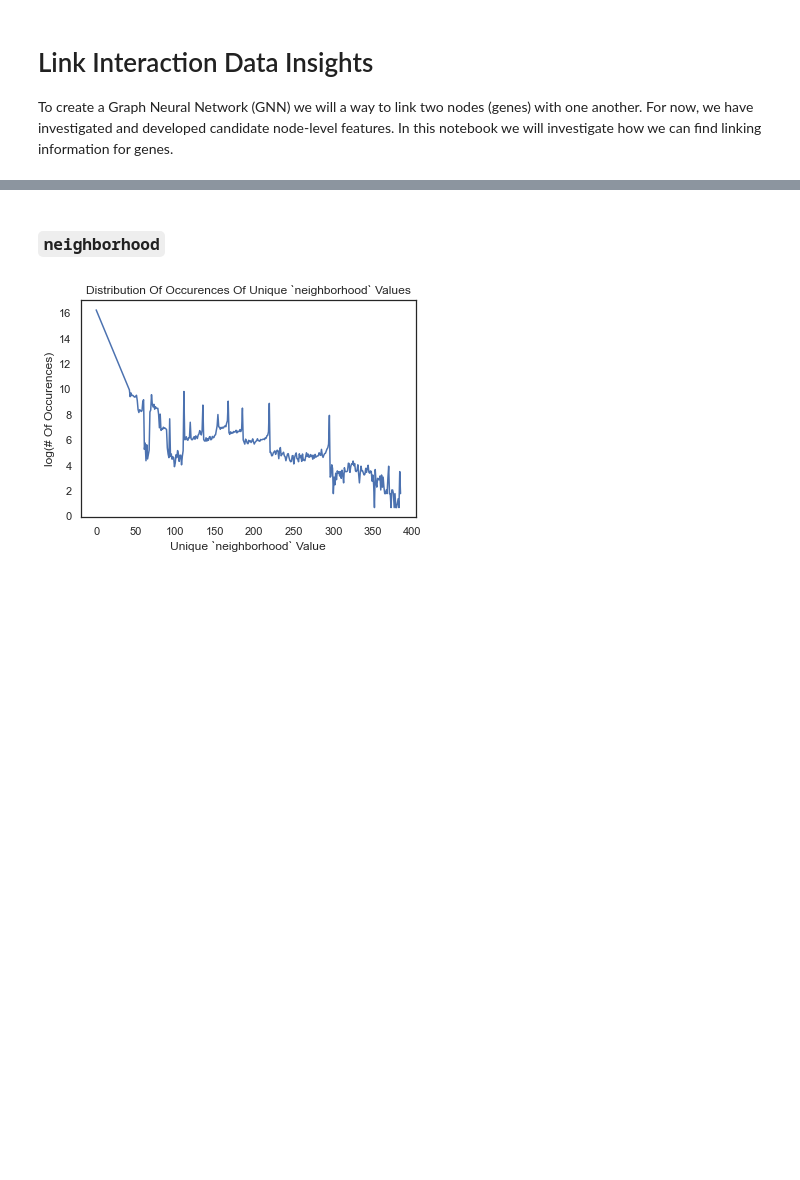
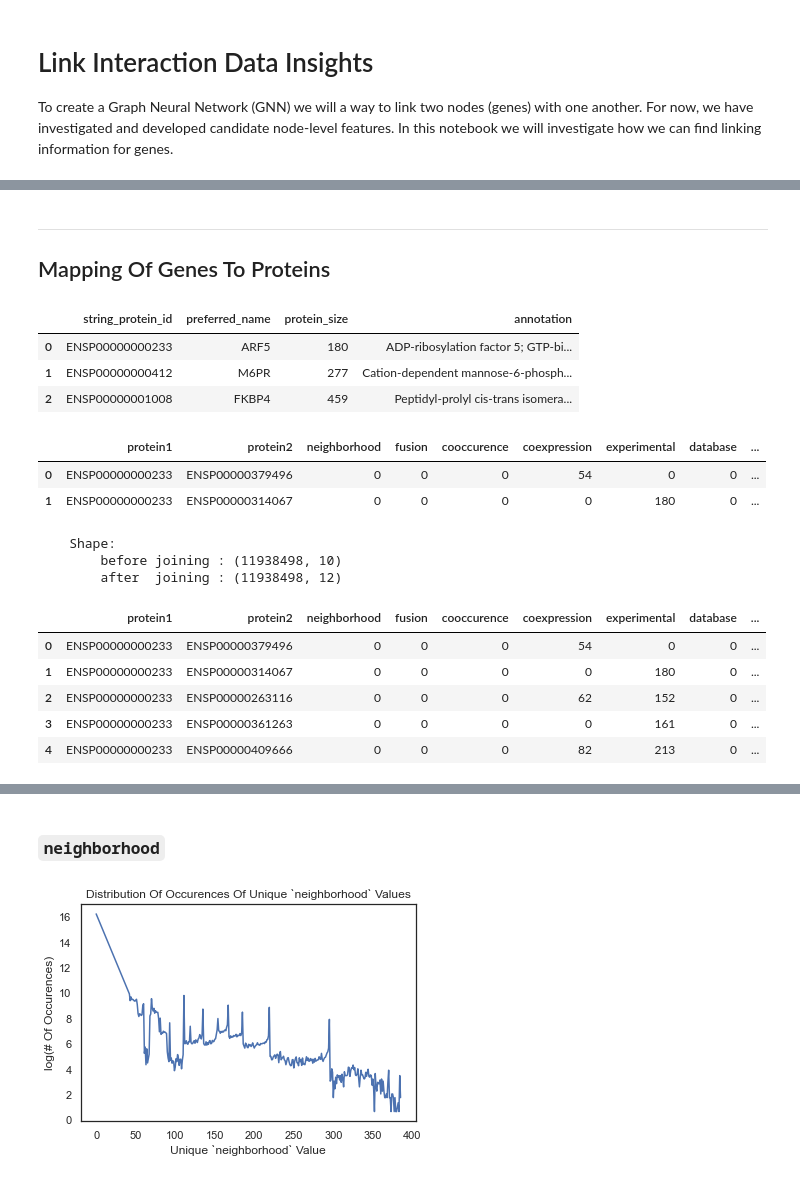
Before and after one commit to PeeteKeesel/gnn-for-drug-response-prediction, a Jupyter notebook: 07_Linking.ipynb, the cells around one changed output, grey strips where cells are left out. Saved outputs shown, nothing was run; the diff lists cells and outputs as text; code cells hidden in the pictures; blank space fills up the shorter version.

```diff
--- a/07_Linking.ipynb
+++ b/07_Linking.ipynb
@@ -51,0 +206,53 @@ protein_links_v1.head(5)
+# %% [markdown]
+---
+
+## Mapping Of Genes To Proteins
+# %%
+protein_info_v2.head(3)
+# %% [output]
+|  | string_protein_id | preferred_name | protein_size | annotation |
+| 0 | ENSP00000000233 | ARF5 | 180 | ADP-ribosylation factor 5; GTP-bi... |
+| 1 | ENSP00000000412 | M6PR | 277 | Cation-dependent mannose-6-phosph... |
+| 2 | ENSP00000001008 | FKBP4 | 459 | Peptidyl-prolyl cis-trans isomera... |
+# %%
+protein_links_v2.head(2)
+# %% [output]
+|  | protein1 | protein2 | neighborhood | fusion | cooccurence | coexpression | experimental | database | ... |
+| 0 | ENSP00000000233 | ENSP00000379496 | 0 | 0 | 0 | 54 | 0 | 0 | ... |
+| 1 | ENSP00000000233 | ENSP00000314067 | 0 | 0 | 0 | 0 | 180 | 0 | ... |
+# %%
+# ------------------------------------------------------------------------ #
+# Map the corresponding genes to the proteins in the protein link dataset.
+# ------------------------------------------------------------------------ #
+# Get the gene symbols for the protein1 column.
+protein_links_v3 = protein_links_v2.merge(right    = protein_info_v2[['string_protein_id', 'preferred_name']],
+                                          how      = 'left',
+                                          left_on  = 'protein1',
+                                          right_on = 'string_protein_id')
+protein_links_v3.rename(columns={'preferred_name': 'gene_symbol1'}, inplace=True)
+protein_links_v3.drop(['string_protein_id'], axis=1, inplace=True)
+
+# Get the gene symbols for the protein2 column.
+protein_links_v4 = protein_links_v3.merge(right    = protein_info_v2[['string_protein_id', 'preferred_name']],
+                                          how      = 'left',
+                                          left_on  = 'protein2',
+                                          right_on = 'string_protein_id')
+protein_links_v4.rename(columns={'preferred_name': 'gene_symbol2'}, inplace=True)
+protein_links_v4.drop(['string_protein_id'], axis=1, inplace=True)
+
+print(f"""
+    Shape:
+        before joining : {protein_links_v2.shape}
+        after  joining : {protein_links_v4.shape}
+""")
+protein_links_v4.head(5)
+# %% [output]
+    Shape:
+        before joining : (11938498, 10)
+        after  joining : (11938498, 12)
+|  | protein1 | protein2 | neighborhood | fusion | cooccurence | coexpression | experimental | database | ... |
+| 0 | ENSP00000000233 | ENSP00000379496 | 0 | 0 | 0 | 54 | 0 | 0 | ... |
+| 1 | ENSP00000000233 | ENSP00000314067 | 0 | 0 | 0 | 0 | 180 | 0 | ... |
+| 2 | ENSP00000000233 | ENSP00000263116 | 0 | 0 | 0 | 62 | 152 | 0 | ... |
+| 3 | ENSP00000000233 | ENSP00000361263 | 0 | 0 | 0 | 0 | 161 | 0 | ... |
+| 4 | ENSP00000000233 | ENSP00000409666 | 0 | 0 | 0 | 82 | 213 | 0 | ... |
```
Also changed, not shown: parts of 28 cells of this notebook, 4 other files.
